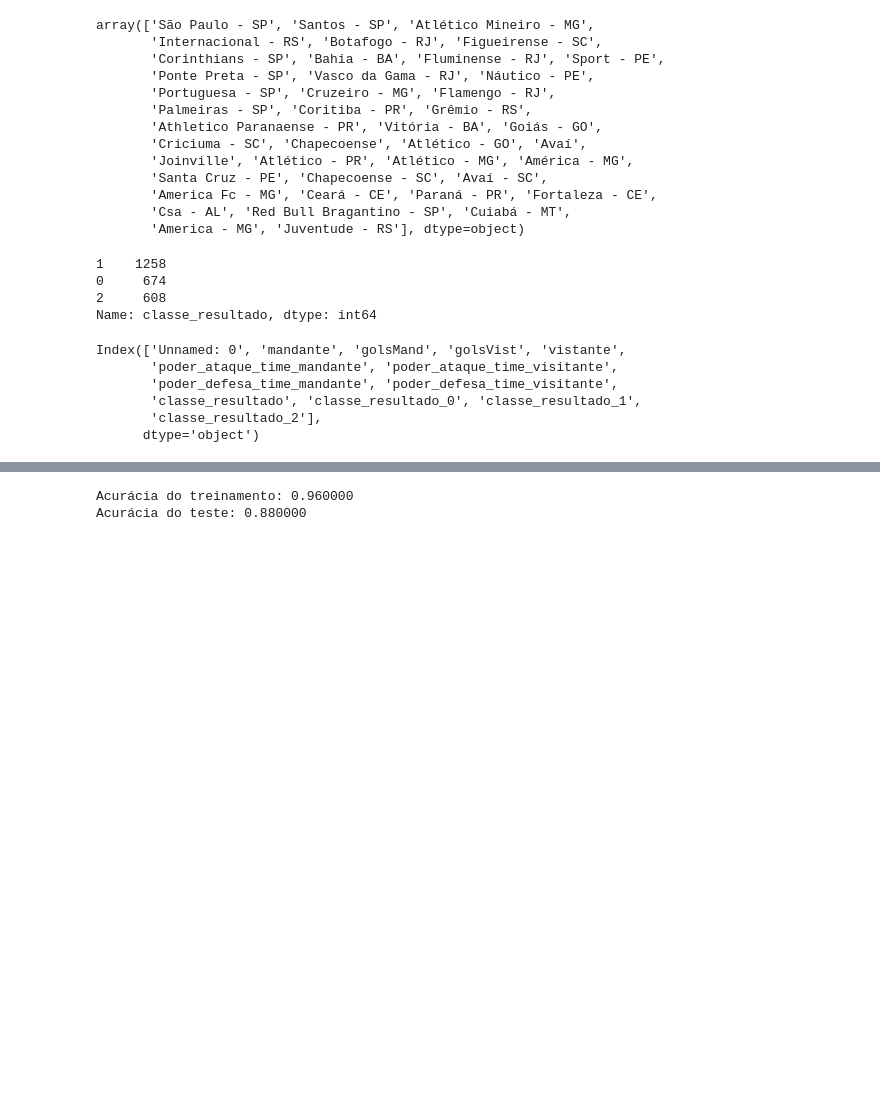
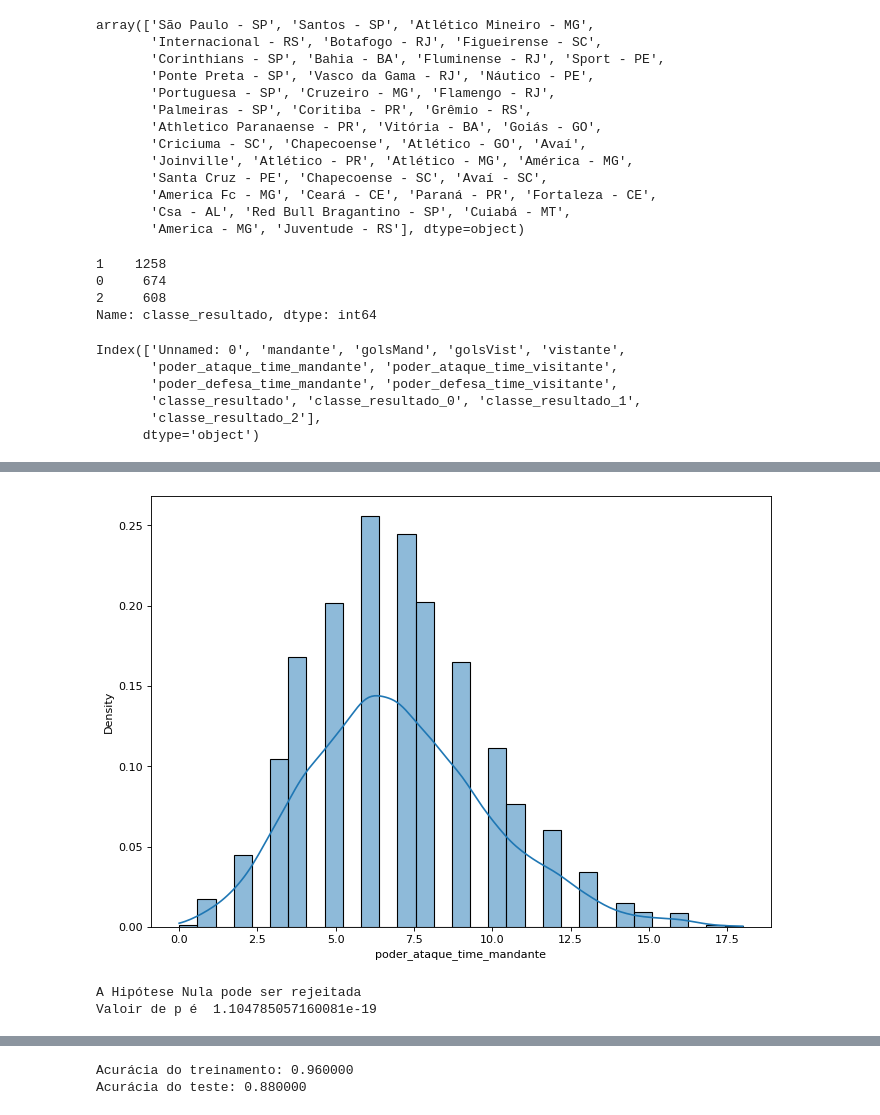
Before and after one commit to paulopetrillo/PROJETO_IFMA_SOFTEX, a Jupyter notebook: PROJETO_IFMA_SOFTEX_ONE_HOT_ENC.ipynb, the cells around one changed output, grey strips where cells are left out. Cells and saved outputs as stored; diff of their text form; code cells hidden in the pictures; blank space fills up the shorter version.

```diff
--- a/PROJETO_IFMA_SOFTEX_ONE_HOT_ENC.ipynb
+++ b/PROJETO_IFMA_SOFTEX_ONE_HOT_ENC.ipynb
@@ -221,0 +183,9 @@ MLPClassifier(hidden_layer_sizes=(1, 5), learning_rate_init=0.1, max_iter=1000,
+# %%
+# Verificando se a distribuição é Normal
+plt.figure(figsize=(10,7), dpi= 80)
+sns.histplot(DataFrame_Geral['poder_ataque_time_mandante'], kde=True, stat="density")
+#sns.distplot(DataFrame_Geral['poder_ataque_time_mandante'], color="dodgerblue", label="Compact",)
+
+plt.show()
+# %% [output]
+[figure, added]
@@ -221,0 +196,30 @@ MLPClassifier(hidden_layer_sizes=(1, 5), learning_rate_init=0.1, max_iter=1000,
+# %%
+# teste de normaliadade para verificar aplicação de testes paramétricos.
+alpha = 0.05
+k2, p = normaltest(DataFrame_Geral['poder_ataque_time_mandante'])
+
+#Hipotese nula: Os dados seguem distribuição normal
+#Hipotese alternativa: Os dados não seguem distribuição normal
+
+if p < alpha:
+    print("A Hipótese Nula pode ser rejeitada")
+else:
+    print("A hipótese nula não pode ser rejeitada")
+
+print('Valoir de p é ', p)
+
+# p-valor: Pode também ser citado como valor-p. É a probabilidade de se obter um
+# efeito tão extremo quanto o que está ocorrendo em nossos dados, assumindo que a
+# hipótese nula é verdadeira. (Qual a probabilidade da distribuição que observamos
+# naquele histograma ocorrer? Este é o p-valor).
+
+# alpha: É o nível de significância, isto é, a probabilidade de rejeitarmos a
+# hipótese nula quando ela é verdadeira. (Neste caso, a probabilidade de concluirmos
+# que os dados não seguem a distribuição normal, quando na verdade seguem).
+
+# k2: Este valor é, na verdade, a soma de dois termos elevados ao quadrado: s² + k².
+# Sendo s o valor z obtido através do teste de assimetria (skewtest) e k é o valor
+# da estatística z obtido pelo teste de curtose.
+# %% [output]
+A Hipótese Nula pode ser rejeitada
+Valoir de p é  1.104785057160081e-19
```
Also changed, not shown: parts of 9 cells of this notebook.
